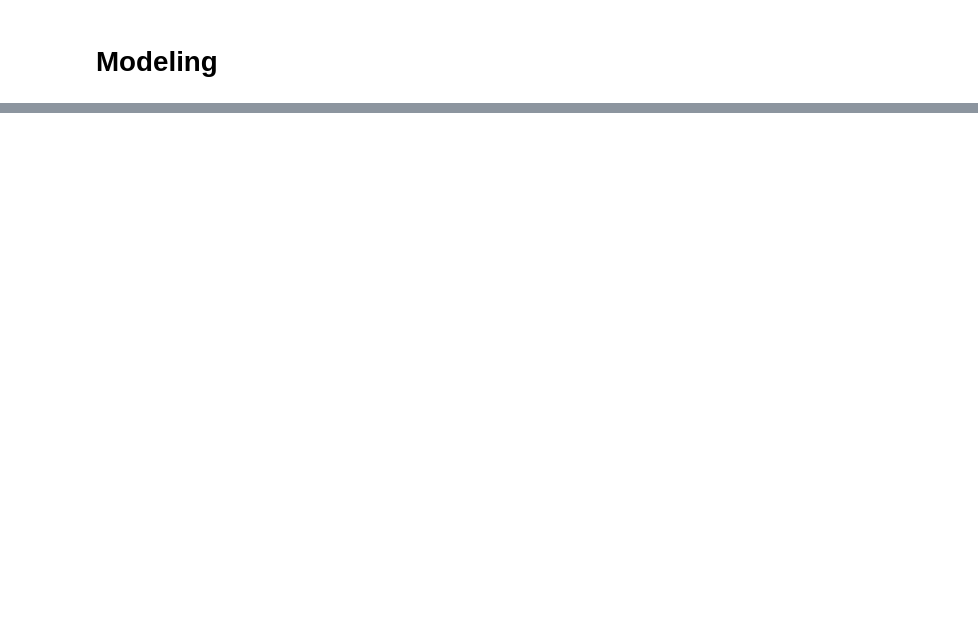
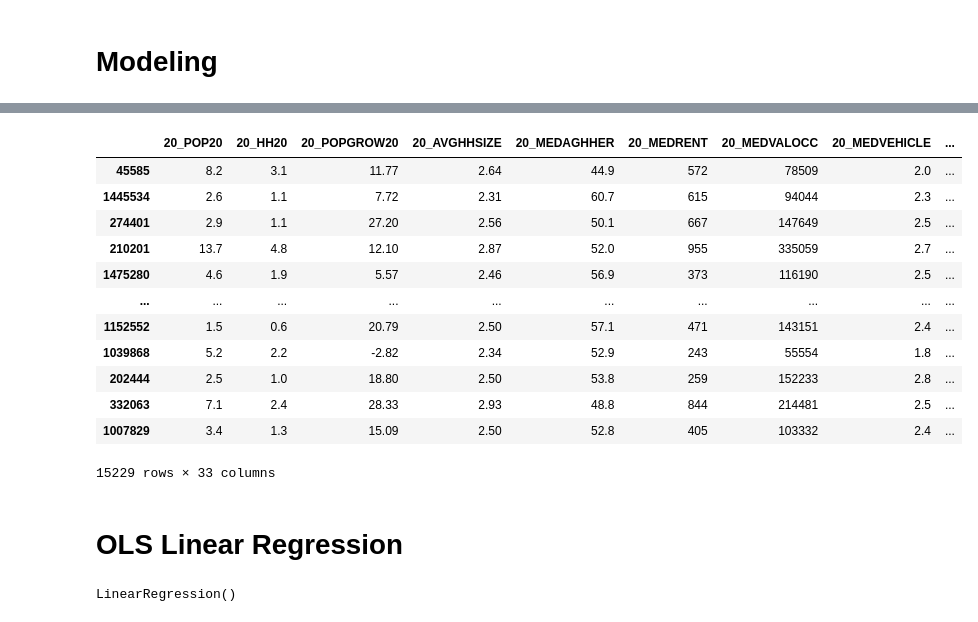
Before and after one commit to tjallard/Covid, a Jupyter notebook: COVID19_NC.ipynb, the cells around one changed output, grey strips where cells are left out. Cells and saved outputs as stored; diff of their text form; code cells hidden in the pictures; blank space fills up the shorter version.

```diff
--- a/COVID19_NC.ipynb
+++ b/COVID19_NC.ipynb
@@ -579,0 +439,20 @@ df
+# %%
+# Create sample of data. Sampling with percentage because the dataset is too large. Set random state to achieve same results each time.
+from pandas.core.common import random_state
+
+subset_data_percentage = df.sample(frac=0.01, random_state=7)
+subset_data_percentage
+# %% [output]
+|  | 20_POP20 | 20_HH20 | 20_POPGROW20 | 20_AVGHHSIZE | 20_MEDAGHHER | 20_MEDRENT | 20_MEDVALOCC | 20_MEDVEHICLE | ... |
+| 45585 | 8.2 | 3.1 | 11.77 | 2.64 | 44.9 | 572 | 78509 | 2.0 | ... |
+| 1445534 | 2.6 | 1.1 | 7.72 | 2.31 | 60.7 | 615 | 94044 | 2.3 | ... |
+| 274401 | 2.9 | 1.1 | 27.20 | 2.56 | 50.1 | 667 | 147649 | 2.5 | ... |
+| 210201 | 13.7 | 4.8 | 12.10 | 2.87 | 52.0 | 955 | 335059 | 2.7 | ... |
+| 1475280 | 4.6 | 1.9 | 5.57 | 2.46 | 56.9 | 373 | 116190 | 2.5 | ... |
+| ... | ... | ... | ... | ... | ... | ... | ... | ... | ... |
+| 1152552 | 1.5 | 0.6 | 20.79 | 2.50 | 57.1 | 471 | 143151 | 2.4 | ... |
+| 1039868 | 5.2 | 2.2 | -2.82 | 2.34 | 52.9 | 243 | 55554 | 1.8 | ... |
+| 202444 | 2.5 | 1.0 | 18.80 | 2.50 | 53.8 | 259 | 152233 | 2.8 | ... |
+| 332063 | 7.1 | 2.4 | 28.33 | 2.93 | 48.8 | 844 | 214481 | 2.5 | ... |
+| 1007829 | 3.4 | 1.3 | 15.09 | 2.50 | 52.8 | 405 | 103332 | 2.4 | ... |
+15229 rows × 33 columns
@@ -579,0 +467,2 @@ df
+# %% [markdown]
+# OLS Linear Regression
@@ -579,0 +472,6 @@ df
+# %%
+#Build Linear Regression
+#Build training model
+model.fit(X_train, Y_train)
+# %% [output]
+LinearRegression()
```
Also changed, not shown: parts of 72 cells of this notebook.
